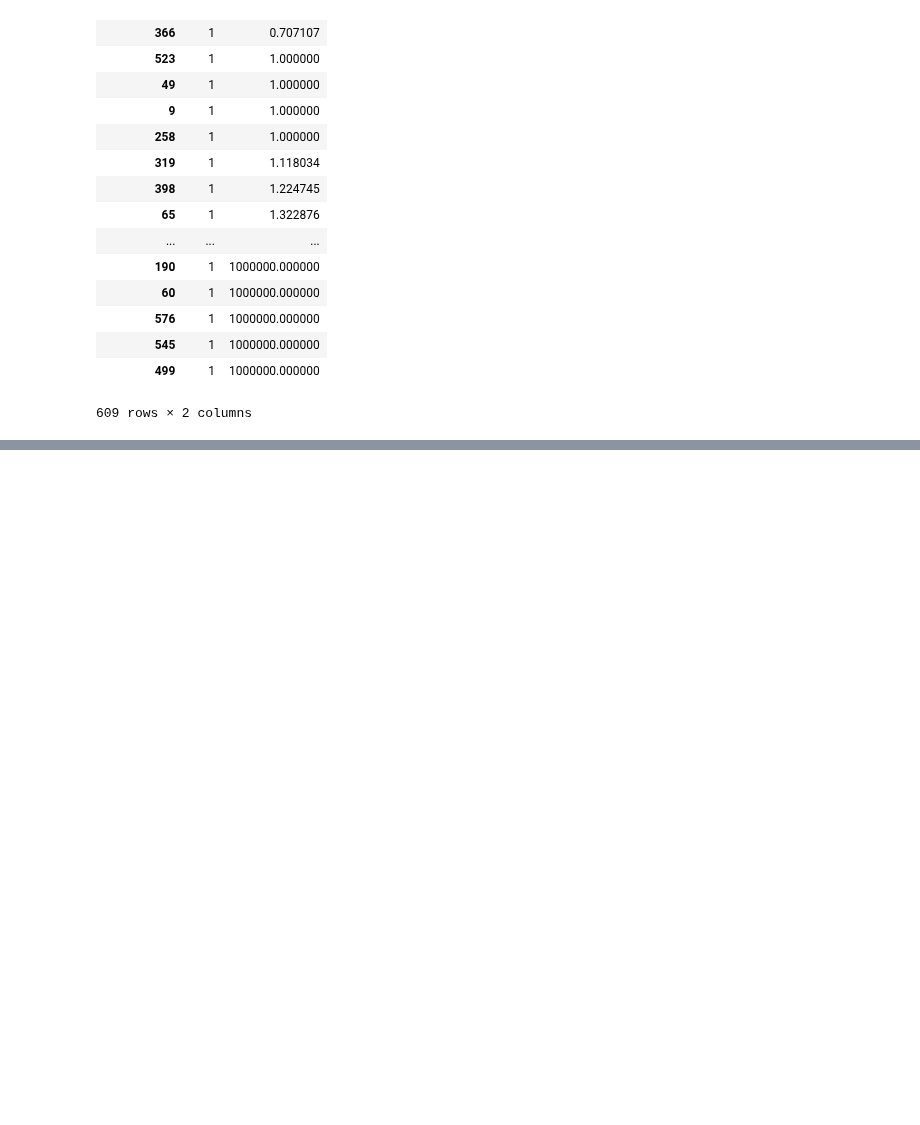
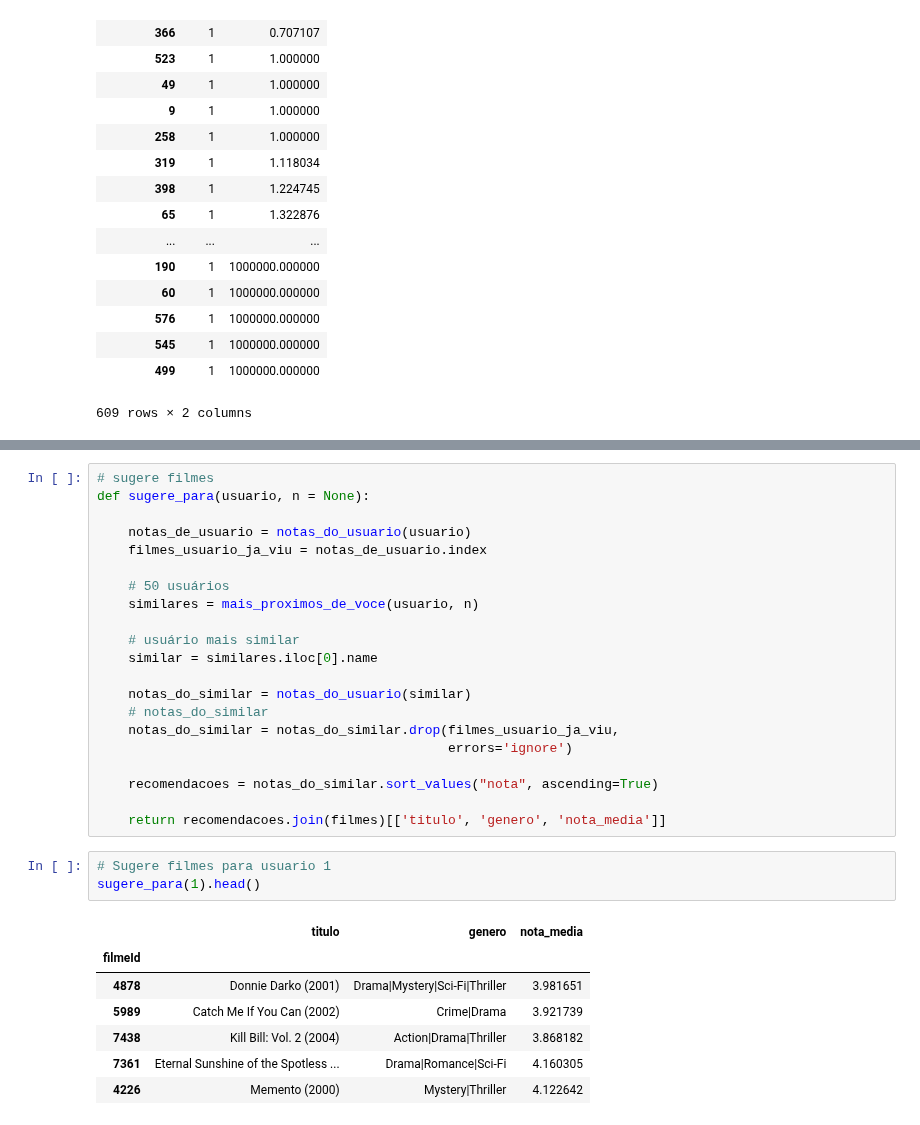
Before and after one commit to lsandrade/alura-ml, a Jupyter notebook: Recomendação filmes 2.ipynb, the cells around one changed output, grey strips where cells are left out. Saved outputs shown, nothing was run; the diff lists cells and outputs as text; blank space fills up the shorter version.

```diff
--- a/Recomendação filmes 2.ipynb
+++ b/Recomendação filmes 2.ipynb
@@ -278,0 +364,32 @@ mais_proximos_de_voce(1)
+# %%
+# sugere filmes
+def sugere_para(usuario, n = None):
+
+    notas_de_usuario = notas_do_usuario(usuario)
+    filmes_usuario_ja_viu = notas_de_usuario.index
+
+    # 50 usuários
+    similares = mais_proximos_de_voce(usuario, n)
+
+    # usuário mais similar
+    similar = similares.iloc[0].name
+
+    notas_do_similar = notas_do_usuario(similar)
+    # notas_do_similar
+    notas_do_similar = notas_do_similar.drop(filmes_usuario_ja_viu,
+                                             errors='ignore')
+
+    recomendacoes = notas_do_similar.sort_values("nota", ascending=True)
+
+    return recomendacoes.join(filmes)[['titulo', 'genero', 'nota_media']]
+# %%
+# Sugere filmes para usuario 1
+sugere_para(1).head()
+# %% [output]
+|  | titulo | genero | nota_media |
+| filmeId |  |  |  |
+| 4878 | Donnie Darko (2001) | Drama|Mystery|Sci-Fi|Thriller | 3.981651 |
+| 5989 | Catch Me If You Can (2002) | Crime|Drama | 3.921739 |
+| 7438 | Kill Bill: Vol. 2 (2004) | Action|Drama|Thriller | 3.868182 |
+| 7361 | Eternal Sunshine of the Spotless ... | Drama|Romance|Sci-Fi | 4.160305 |
+| 4226 | Memento (2000) | Mystery|Thriller | 4.122642 |
```
Also changed, not shown: parts of 7 cells of this notebook.
